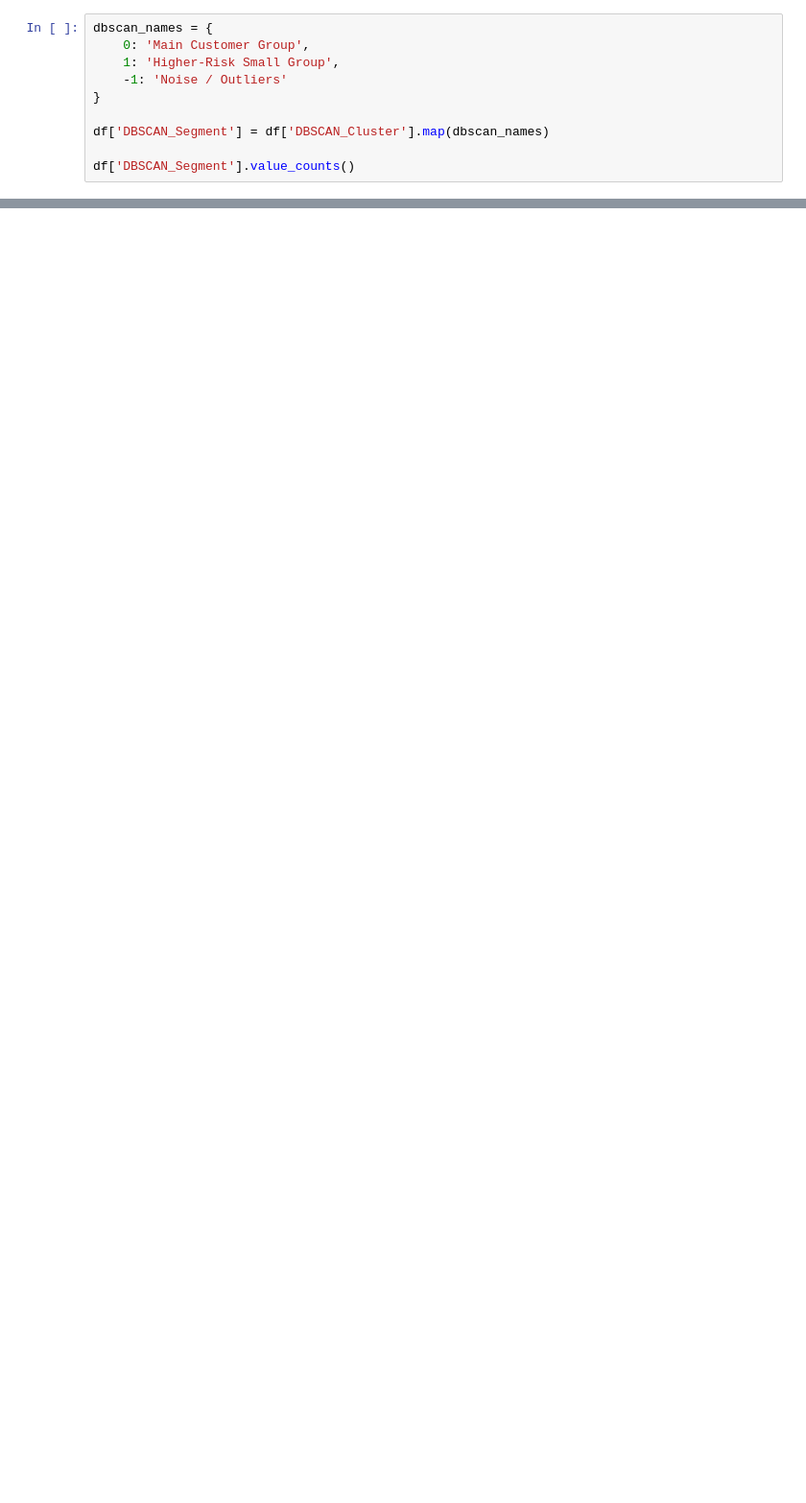
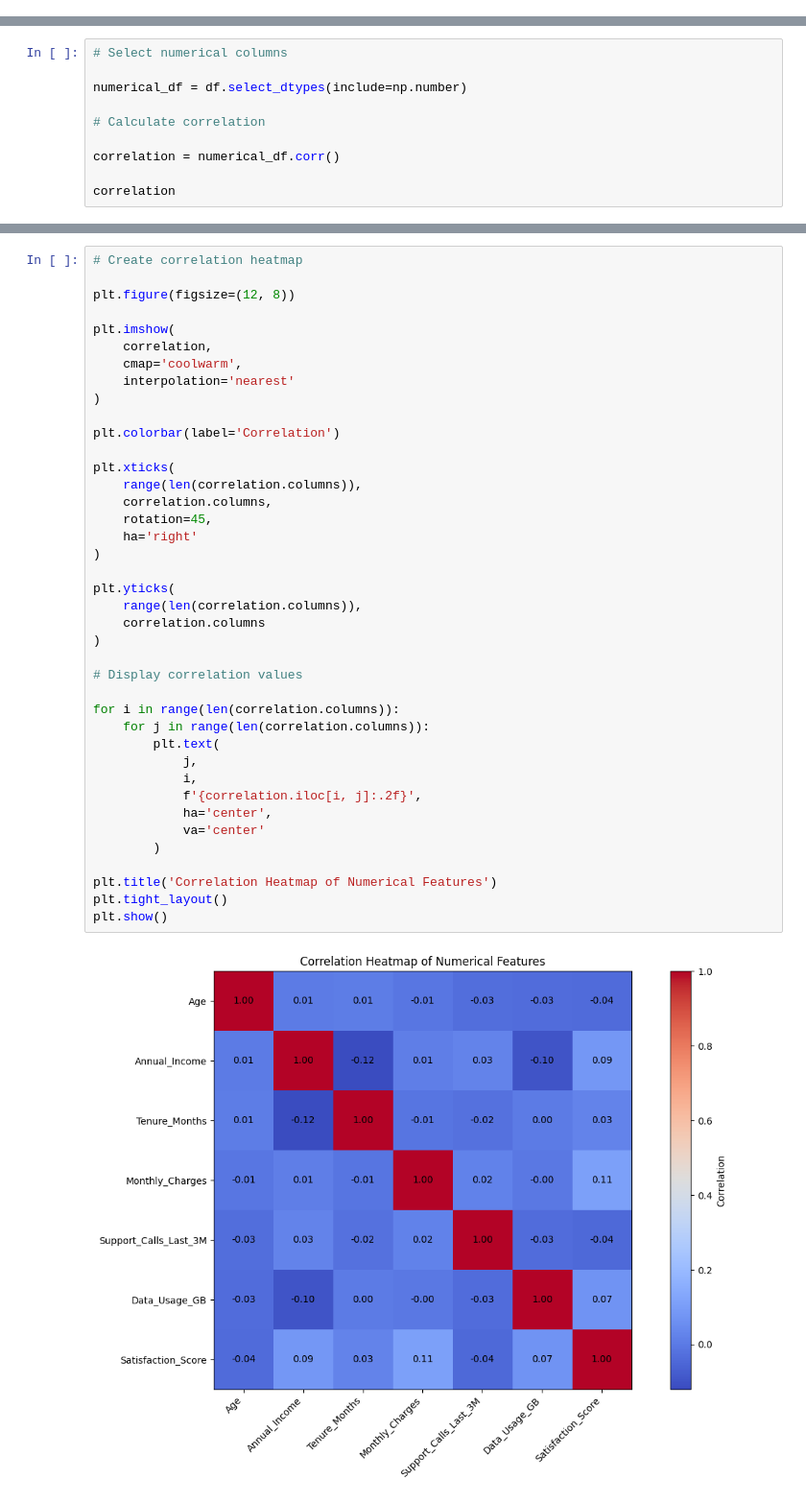
Before and after one commit to nani42346/Machine_Learning, a Jupyter notebook: customer_churn_unsupervised.ipynb, the cells around one changed output, grey strips where cells are left out. Shown at 96% size. Cells and saved outputs as stored; diff of their text form; blank space fills up the shorter version.

```diff
--- a/customer_churn_unsupervised.ipynb
+++ b/customer_churn_unsupervised.ipynb
@@ -1005,10 +48,0 @@ customer segment name.
-# %%
-dbscan_names = {
-    0: 'Main Customer Group',
-    1: 'Higher-Risk Small Group',
-    -1: 'Noise / Outliers'
-}
-
-df['DBSCAN_Segment'] = df['DBSCAN_Cluster'].map(dbscan_names)
-
-df['DBSCAN_Segment'].value_counts()
@@ -1051,0 +115,10 @@ comparison
+# %%
+# Select numerical columns
+
+numerical_df = df.select_dtypes(include=np.number)
+
+# Calculate correlation
+
+correlation = numerical_df.corr()
+
+correlation
@@ -1051,0 +134,42 @@ comparison
+# %%
+# Create correlation heatmap
+
+plt.figure(figsize=(12, 8))
+
+plt.imshow(
+    correlation,
+    cmap='coolwarm',
+    interpolation='nearest'
+)
+
+plt.colorbar(label='Correlation')
+
+plt.xticks(
+    range(len(correlation.columns)),
+    correlation.columns,
+    rotation=45,
+    ha='right'
+)
+
+plt.yticks(
+    range(len(correlation.columns)),
+    correlation.columns
+)
+
+# Display correlation values
+
+for i in range(len(correlation.columns)):
+    for j in range(len(correlation.columns)):
+        plt.text(
+            j,
+            i,
+            f'{correlation.iloc[i, j]:.2f}',
+            ha='center',
+            va='center'
+        )
+
+plt.title('Correlation Heatmap of Numerical Features')
+plt.tight_layout()
+plt.show()
+# %% [output]
+[figure, added]
```
Also changed, not shown: parts of 157 cells of this notebook.
